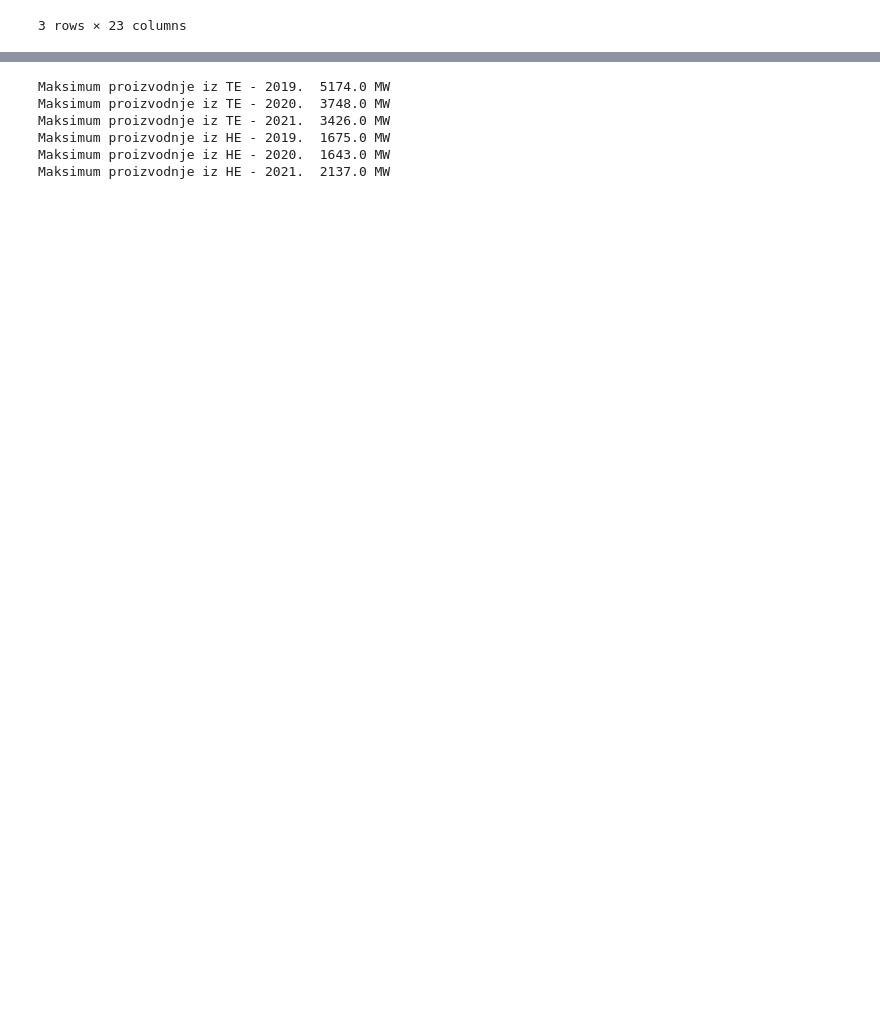
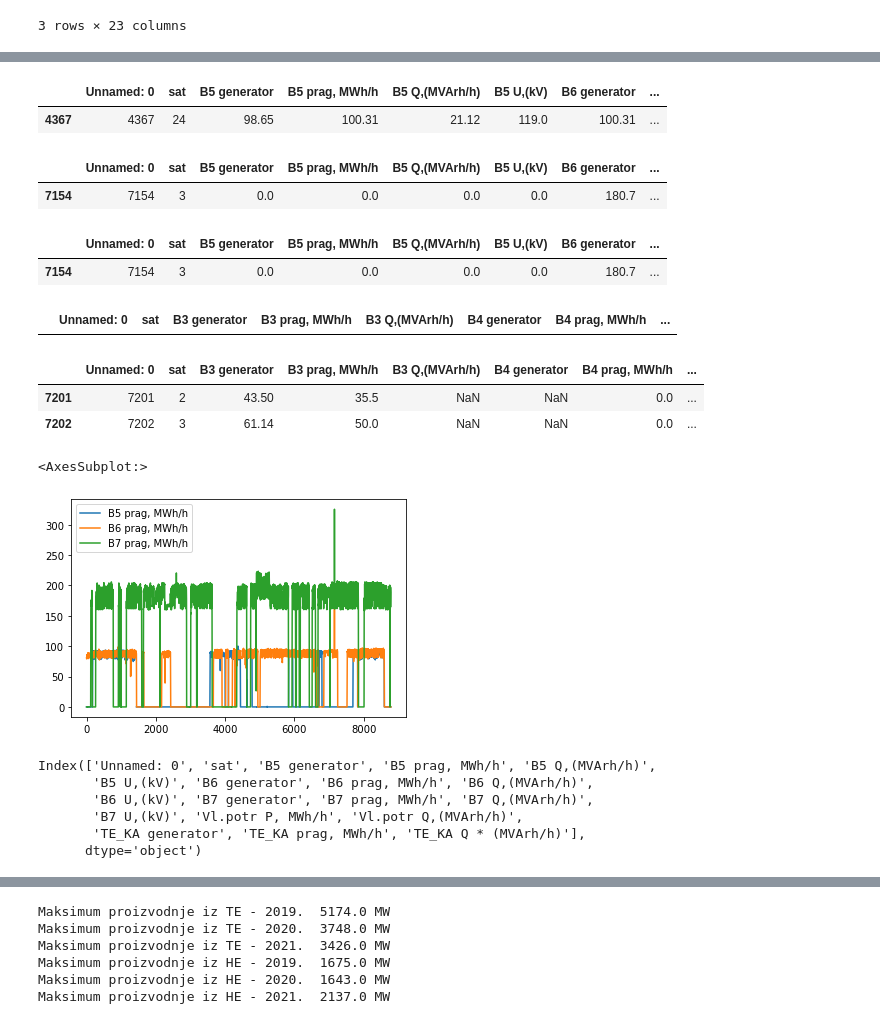
Before and after one commit to ehlimana/Electricity-analysis, a Jupyter notebook: TE_HE.ipynb, the cells around one changed output, grey strips where cells are left out. Drawn from its saved outputs; the diff is of its cells as text; code cells hidden in the pictures; blank space fills up the shorter version.

```diff
--- a/TE_HE.ipynb
+++ b/TE_HE.ipynb
@@ -52,0 +58,7 @@ Text(0.5, 1.0, 'Proizvodnja 2021.')
+# %%
+# CHP elektrane
+file_KA_2020=pd.read_excel(r"FILES\ELEKT\TE_KA_2020.xlsx")
+file_TZ_2020=pd.read_excel(r"FILES\ELEKT\TE_tz_2020.xlsx")
+
+file_KA_2019=pd.read_excel(r"FILES\ELEKT\TE_KA_2019.xlsx")
+file_TZ_2019=pd.read_excel(r"FILES\ELEKT\TE_tz_2019.xlsx")
@@ -52,0 +76,3 @@ Text(0.5, 1.0, 'Proizvodnja 2021.')
+# %%
+file_KA_2019.loc[file_KA_2019['B5 prag, MWh/h']<0,'B5 prag, MWh/h']=0
+file_KA_2020.loc[file_KA_2020['B5 prag, MWh/h']<0,'B5 prag, MWh/h']=0
@@ -52,0 +86,39 @@ Text(0.5, 1.0, 'Proizvodnja 2021.')
+# %%
+file_KA_2020[file_KA_2020['B5 prag, MWh/h']>=100]
+# %% [output]
+|  | Unnamed: 0 | sat | B5 generator | B5 prag, MWh/h | B5 Q,(MVArh/h) | B5 U,(kV) | B6 generator | ... |
+| 4367 | 4367 | 24 | 98.65 | 100.31 | 21.12 | 119.0 | 100.31 | ... |
+# %%
+file_KA_2020[file_KA_2020['B6 prag, MWh/h']>=100]
+# %% [output]
+|  | Unnamed: 0 | sat | B5 generator | B5 prag, MWh/h | B5 Q,(MVArh/h) | B5 U,(kV) | B6 generator | ... |
+| 7154 | 7154 | 3 | 0.0 | 0.0 | 0.0 | 0.0 | 180.7 | ... |
+# %%
+file_KA_2020[file_KA_2020['B7 prag, MWh/h']>=230]
+# %% [output]
+|  | Unnamed: 0 | sat | B5 generator | B5 prag, MWh/h | B5 Q,(MVArh/h) | B5 U,(kV) | B6 generator | ... |
+| 7154 | 7154 | 3 | 0.0 | 0.0 | 0.0 | 0.0 | 180.7 | ... |
+# %%
+file_TZ_2020[file_TZ_2020['B6 prag, MWh/h']>=215]
+# %% [output]
+|  | Unnamed: 0 | sat | B3 generator | B3 prag, MWh/h | B3 Q,(MVArh/h) | B4 generator | B4 prag, MWh/h | ... |
+# %%
+file_TZ_2019[file_TZ_2019['B5 prag, MWh/h']>=200]
+# %% [output]
+|  | Unnamed: 0 | sat | B3 generator | B3 prag, MWh/h | B3 Q,(MVArh/h) | B4 generator | B4 prag, MWh/h | ... |
+| 7201 | 7201 | 2 | 43.50 | 35.5 | NaN | NaN | 0.0 | ... |
+| 7202 | 7202 | 3 | 61.14 | 50.0 | NaN | NaN | 0.0 | ... |
+# %%
+file_KA_2020[['B5 prag, MWh/h','B6 prag, MWh/h','B7 prag, MWh/h']].plot()
+# %% [output]
+<AxesSubplot:>
+[figure, added]
+# %%
+file_KA_2020.columns
+# %% [output]
+Index(['Unnamed: 0', 'sat', 'B5 generator', 'B5 prag, MWh/h', 'B5 Q,(MVArh/h)',
+       'B5 U,(kV)', 'B6 generator', 'B6 prag, MWh/h', 'B6 Q,(MVArh/h)',
+       'B6 U,(kV)', 'B7 generator', 'B7 prag, MWh/h', 'B7 Q,(MVArh/h)',
+       'B7 U,(kV)', 'Vl.potr P, MWh/h', 'Vl.potr Q,(MVArh/h)',
+       'TE_KA generator', 'TE_KA prag, MWh/h', 'TE_KA Q * (MVArh/h)'],
+      dtype='object')
```
Also changed, not shown: parts of 66 cells of this notebook, 35 other files.
